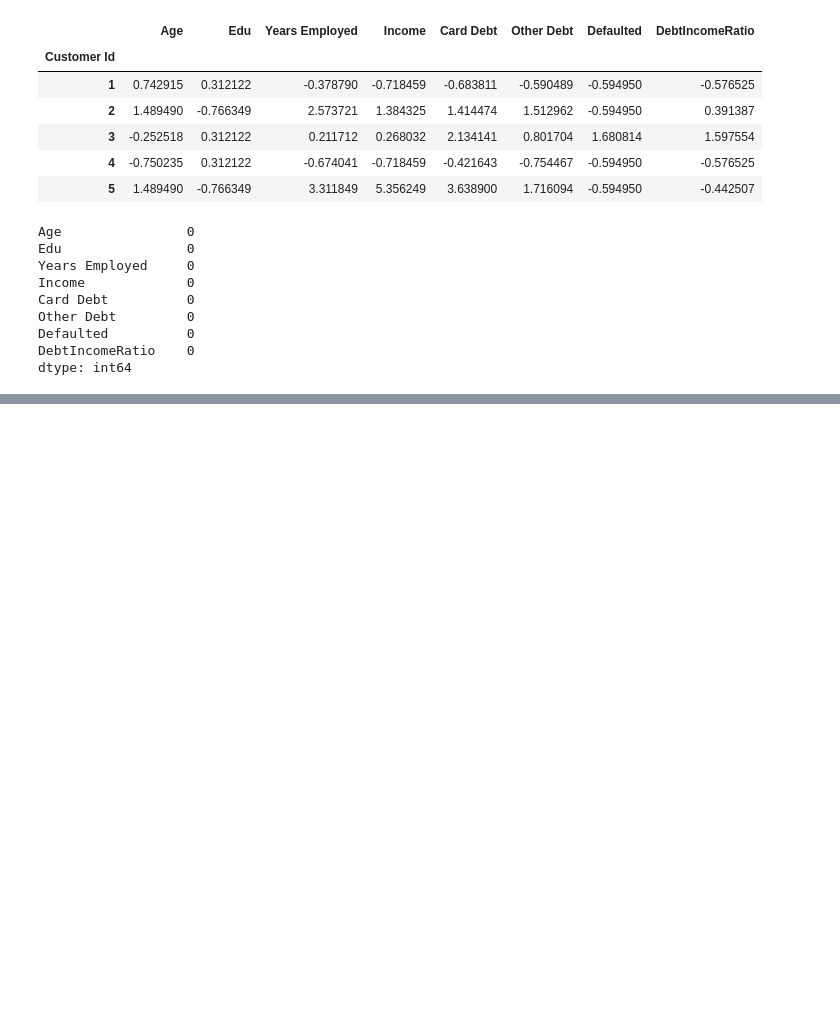
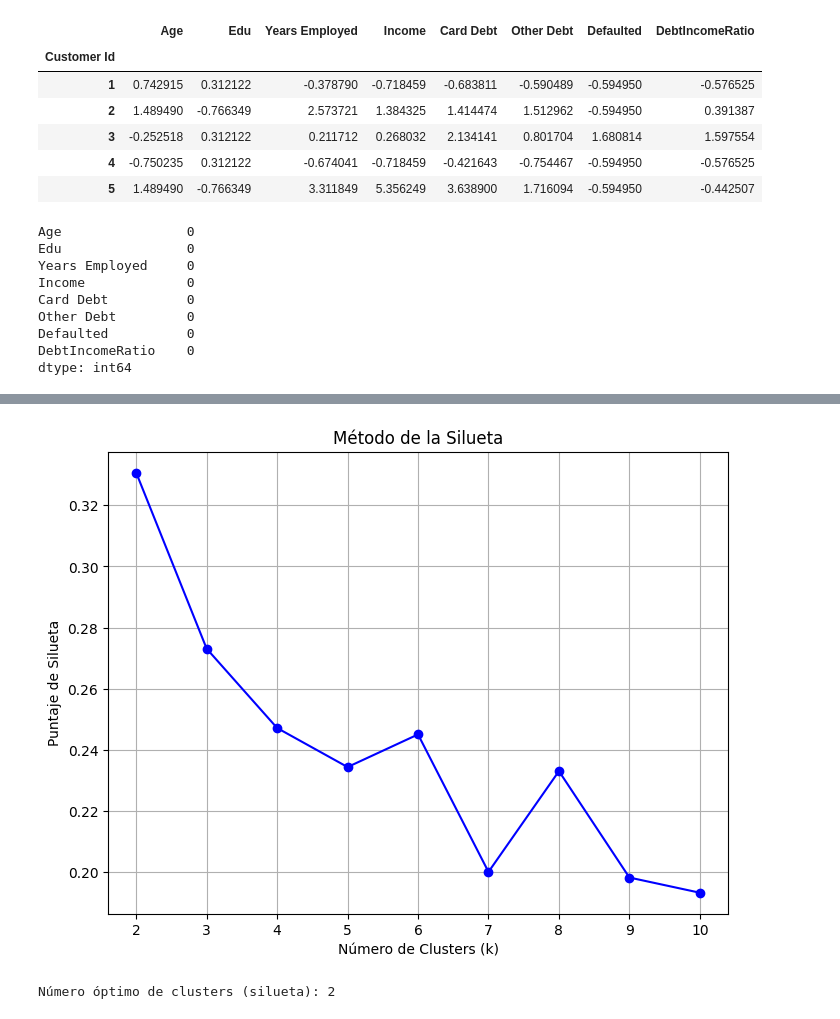
Before and after one commit to fpabi/Tareas, a Jupyter notebook: Ejercicio.ipynb, the cells around one changed output, grey strips where cells are left out. Cells and saved outputs as stored; diff of their text form; code cells hidden in the pictures; blank space fills up the shorter version.

```diff
--- a/Ejercicio.ipynb
+++ b/Ejercicio.ipynb
@@ -323,0 +361,29 @@ dtype: int64
+# %%
+from sklearn.metrics import silhouette_score
+from sklearn.cluster import KMeans
+
+# Número de clusters que deseas probar (por ejemplo, de 2 a 10)
+k_values = range(2, 11)
+silhouette_scores = []
+
+for k in k_values:
+    kmeans = KMeans(n_clusters=k, random_state=42)
+    labels = kmeans.fit_predict(customers_bien)
+    silhouette_avg = silhouette_score(customers_bien, labels)
+    silhouette_scores.append(silhouette_avg)
+
+# Graficar el método de la silueta
+plt.figure(figsize=(8, 6))
+plt.plot(k_values, silhouette_scores, marker='o', linestyle='-', color='b')
+plt.xlabel('Número de Clusters (k)')
+plt.ylabel('Puntaje de Silueta')
+plt.title('Método de la Silueta')
+plt.grid(True)
+plt.show()
+
+# Encontrar el número óptimo de clusters según el puntaje de silueta
+optimal_k = k_values[silhouette_scores.index(max(silhouette_scores))]
+print(f"Número óptimo de clusters (silueta): {optimal_k}")
+# %% [output]
+[figure, added]
+Número óptimo de clusters (silueta): 2
```
Also changed, not shown: parts of 6 cells of this notebook.
